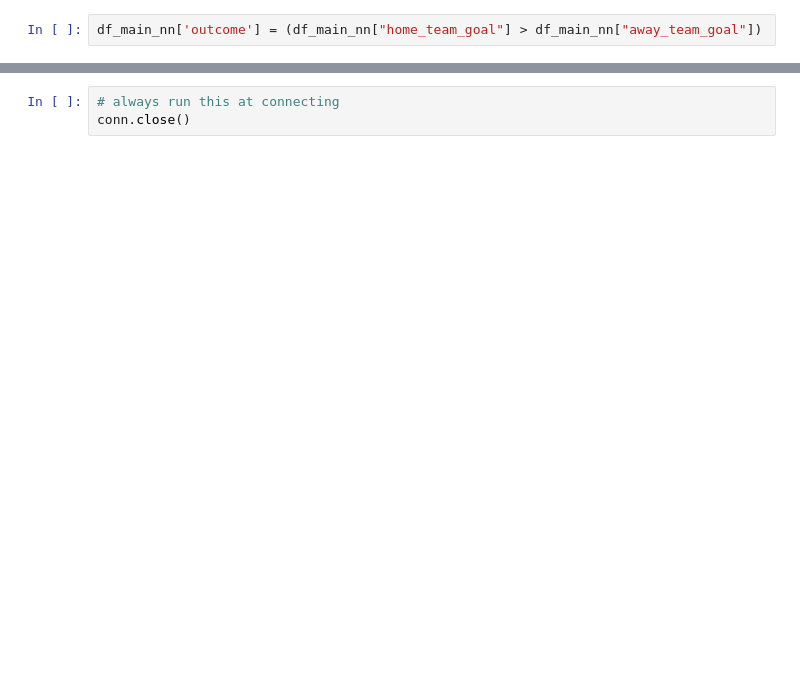
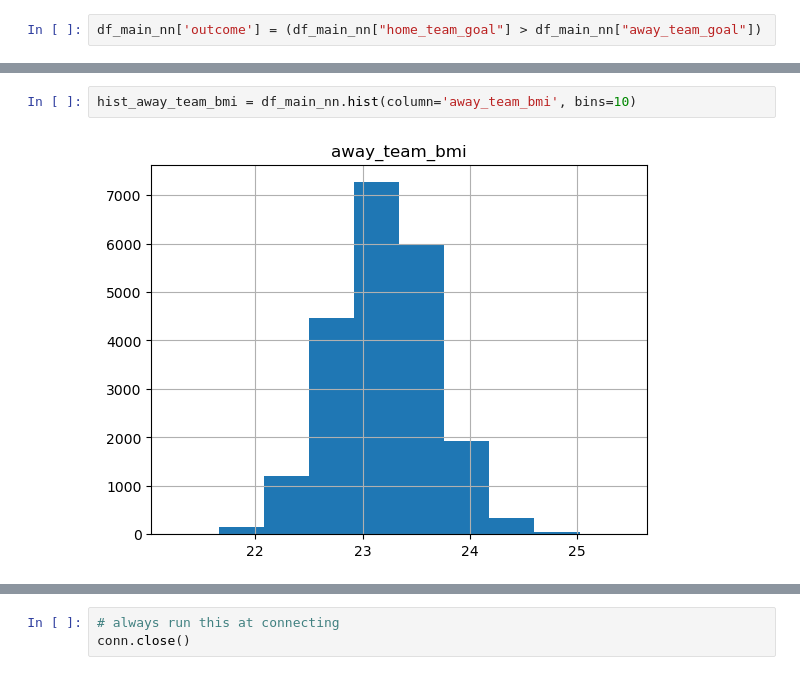
Before and after one commit to mannanrehbari/ml-project-soccer-analysis, a Jupyter notebook: soccer-analysis.ipynb, the cells around one changed output, grey strips where cells are left out. Drawn from its saved outputs; the diff is of its cells as text; blank space fills up the shorter version.

```diff
--- a/soccer-analysis.ipynb
+++ b/soccer-analysis.ipynb
@@ -338,0 +345,4 @@ df_main_nn.tail()
+# %%
+hist_away_team_bmi = df_main_nn.hist(column='away_team_bmi', bins=10)
+# %% [output]
+[figure, added]
```
Also changed, not shown: parts of 8 cells of this notebook.
